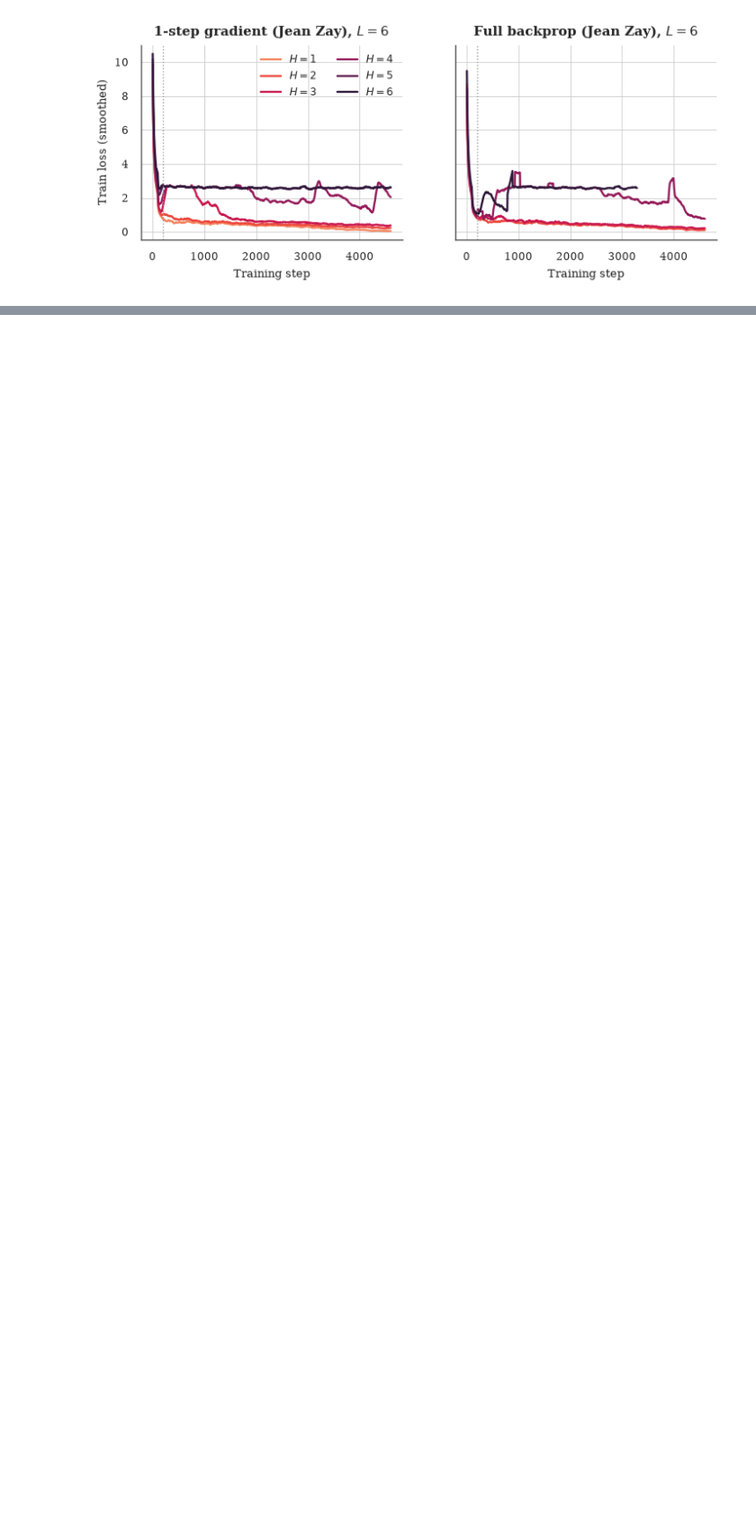
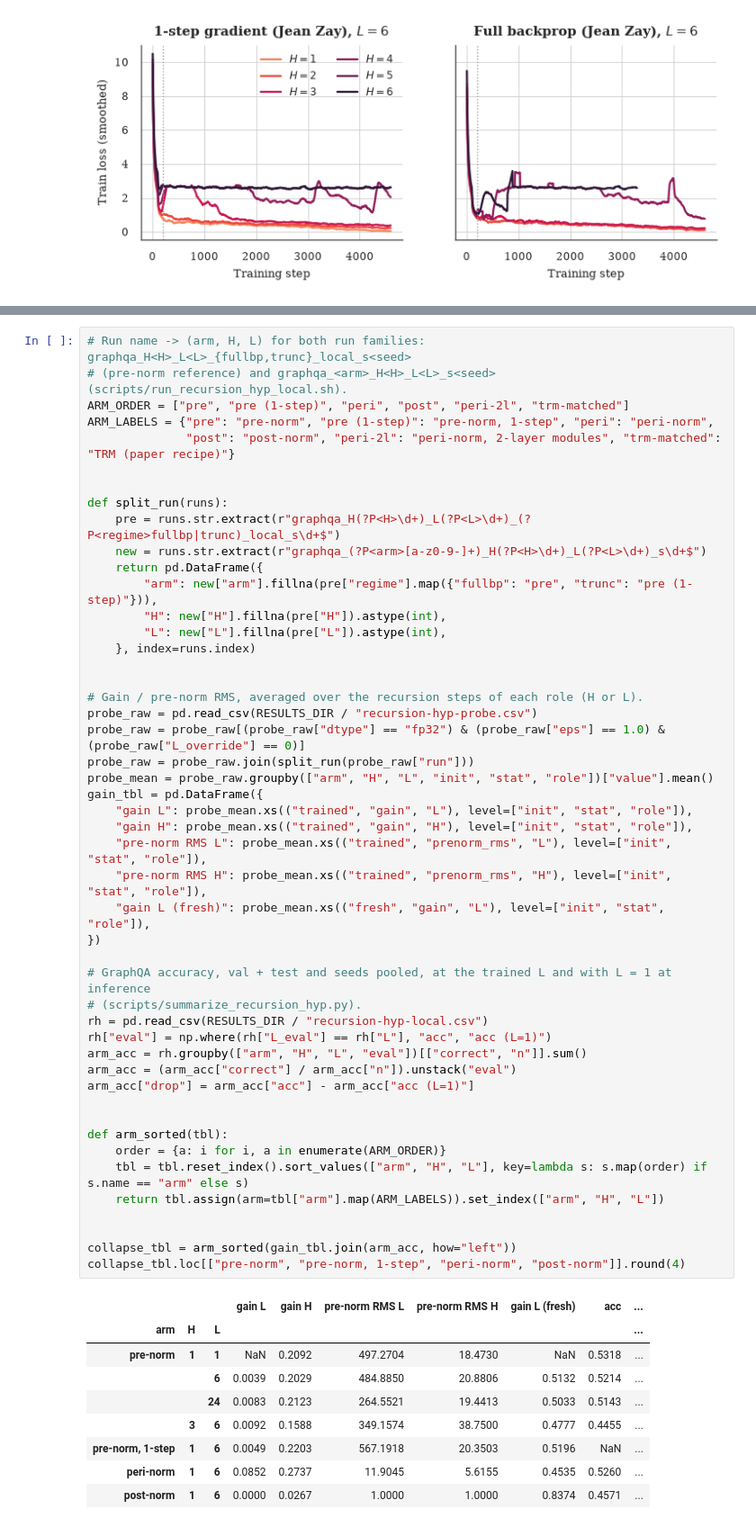
Before and after one commit to MariusAAROS/HRM-Text-for-Graphs, a Jupyter notebook: report/paper_results.ipynb, the cells around one changed output, grey strips where cells are left out. Shown at 90% size. Cells and saved outputs as stored; diff of their text form; blank space fills up the shorter version.

```diff
--- a/report/paper_results.ipynb
+++ b/report/paper_results.ipynb
@@ -1971,0 +2088,58 @@ plot_h4_curves()
+# %%
+# Run name -> (arm, H, L) for both run families: graphqa_H<H>_L<L>_{fullbp,trunc}_local_s<seed>
+# (pre-norm reference) and graphqa_<arm>_H<H>_L<L>_s<seed> (scripts/run_recursion_hyp_local.sh).
+ARM_ORDER = ["pre", "pre (1-step)", "peri", "post", "peri-2l", "trm-matched"]
+ARM_LABELS = {"pre": "pre-norm", "pre (1-step)": "pre-norm, 1-step", "peri": "peri-norm",
+              "post": "post-norm", "peri-2l": "peri-norm, 2-layer modules", "trm-matched": "TRM (paper recipe)"}
+
+
+def split_run(runs):
+    pre = runs.str.extract(r"graphqa_H(?P<H>\d+)_L(?P<L>\d+)_(?P<regime>fullbp|trunc)_local_s\d+$")
+    new = runs.str.extract(r"graphqa_(?P<arm>[a-z0-9-]+)_H(?P<H>\d+)_L(?P<L>\d+)_s\d+$")
+    return pd.DataFrame({
+        "arm": new["arm"].fillna(pre["regime"].map({"fullbp": "pre", "trunc": "pre (1-step)"})),
+        "H": new["H"].fillna(pre["H"]).astype(int),
+        "L": new["L"].fillna(pre["L"]).astype(int),
+    }, index=runs.index)
+
+
+# Gain / pre-norm RMS, averaged over the recursion steps of each role (H or L).
+probe_raw = pd.read_csv(RESULTS_DIR / "recursion-hyp-probe.csv")
+probe_raw = probe_raw[(probe_raw["dtype"] == "fp32") & (probe_raw["eps"] == 1.0) & (probe_raw["L_override"] == 0)]
+probe_raw = probe_raw.join(split_run(probe_raw["run"]))
+probe_mean = probe_raw.groupby(["arm", "H", "L", "init", "stat", "role"])["value"].mean()
+gain_tbl = pd.DataFrame({
+    "gain L": probe_mean.xs(("trained", "gain", "L"), level=["init", "stat", "role"]),
+    "gain H": probe_mean.xs(("trained", "gain", "H"), level=["init", "stat", "role"]),
+    "pre-norm RMS L": probe_mean.xs(("trained", "prenorm_rms", "L"), level=["init", "stat", "role"]),
+    "pre-norm RMS H": probe_mean.xs(("trained", "prenorm_rms", "H"), level=["init", "stat", "role"]),
+    "gain L (fresh)": probe_mean.xs(("fresh", "gain", "L"), level=["init", "stat", "role"]),
+})
+
+# GraphQA accuracy, val + test and seeds pooled, at the trained L and with L = 1 at inference
+# (scripts/summarize_recursion_hyp.py).
+rh = pd.read_csv(RESULTS_DIR / "recursion-hyp-local.csv")
+rh["eval"] = np.where(rh["L_eval"] == rh["L"], "acc", "acc (L=1)")
+arm_acc = rh.groupby(["arm", "H", "L", "eval"])[["correct", "n"]].sum()
+arm_acc = (arm_acc["correct"] / arm_acc["n"]).unstack("eval")
+arm_acc["drop"] = arm_acc["acc"] - arm_acc["acc (L=1)"]
+
+
+def arm_sorted(tbl):
+    order = {a: i for i, a in enumerate(ARM_ORDER)}
+    tbl = tbl.reset_index().sort_values(["arm", "H", "L"], key=lambda s: s.map(order) if s.name == "arm" else s)
+    return tbl.assign(arm=tbl["arm"].map(ARM_LABELS)).set_index(["arm", "H", "L"])
+
+
+collapse_tbl = arm_sorted(gain_tbl.join(arm_acc, how="left"))
+collapse_tbl.loc[["pre-norm", "pre-norm, 1-step", "peri-norm", "post-norm"]].round(4)
+# %% [output]
+|  |  |  | gain L | gain H | pre-norm RMS L | pre-norm RMS H | gain L (fresh) | acc | ... |
+| arm | H | L |  |  |  |  |  |  | ... |
+| pre-norm | 1 | 1 | NaN | 0.2092 | 497.2704 | 18.4730 | NaN | 0.5318 | ... |
+|  |  | 6 | 0.0039 | 0.2029 | 484.8850 | 20.8806 | 0.5132 | 0.5214 | ... |
+|  |  | 24 | 0.0083 | 0.2123 | 264.5521 | 19.4413 | 0.5033 | 0.5143 | ... |
+|  | 3 | 6 | 0.0092 | 0.1588 | 349.1574 | 38.7500 | 0.4777 | 0.4455 | ... |
+| pre-norm, 1-step | 1 | 6 | 0.0049 | 0.2203 | 567.1918 | 20.3503 | 0.5196 | NaN | ... |
+| peri-norm | 1 | 6 | 0.0852 | 0.2737 | 11.9045 | 5.6155 | 0.4535 | 0.5260 | ... |
+| post-norm | 1 | 6 | 0.0000 | 0.0267 | 1.0000 | 1.0000 | 0.8374 | 0.4571 | ... |
```
Also changed, not shown: parts of 15 cells of this notebook, 22 other files.
